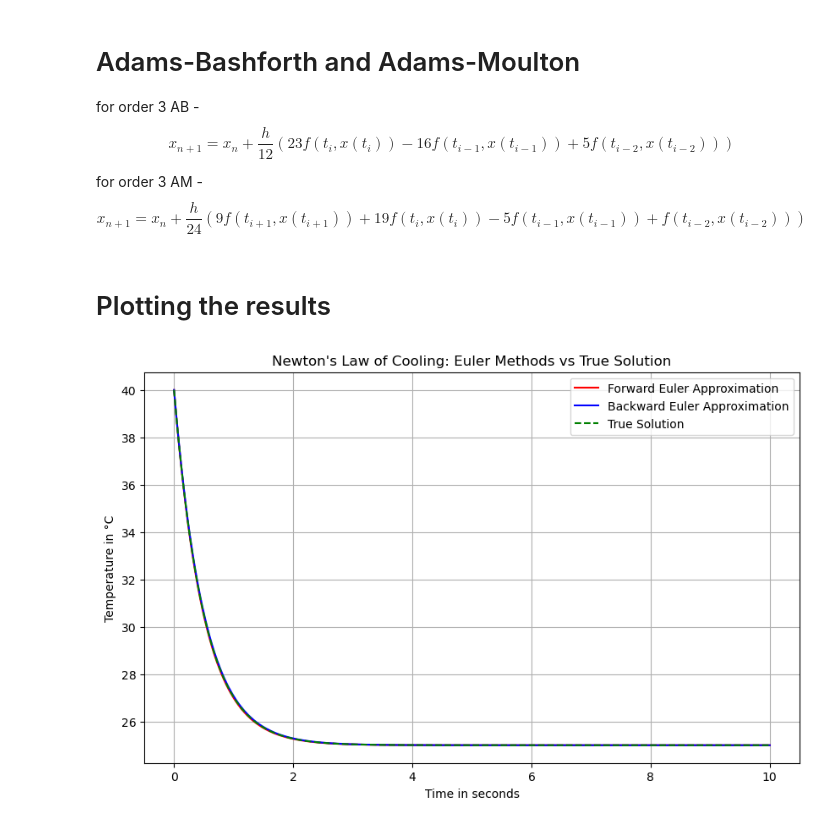
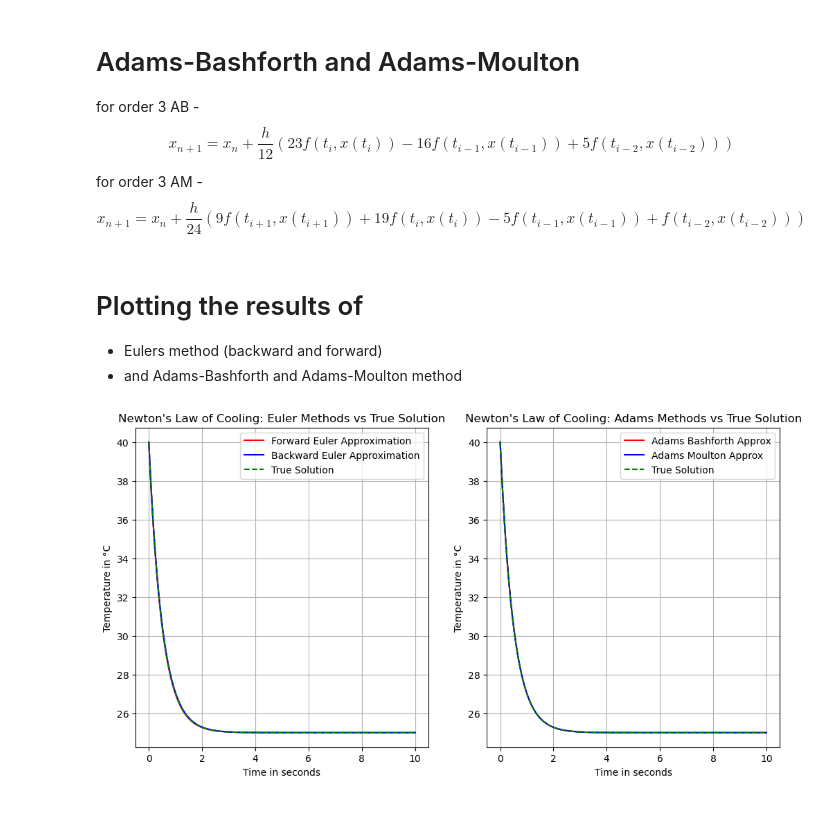
Before and after one commit to reese-karo/104-Series-UCSB, a Jupyter notebook: CP2/CP2_ODE.ipynb, the cells around one changed output. Drawn from its saved outputs; the diff is of its cells as text; code cells hidden in the pictures.

```diff
--- a/CP2/CP2_ODE.ipynb
+++ b/CP2/CP2_ODE.ipynb
@@ -145,31 +160,42 @@ h = 0.01  # Time step
 
 approx_temps_ab = AB3(Newton_cool, T0, M, K, TT, h)
 approx_temps_am = AM4(Newton_cool, T0, M, K, TT, h)
-# %% [markdown]
-# Plotting the results
+# %% [markdown]
+# Plotting the results of
+- Eulers method (backward and forward)
+- and Adams-Bashforth and Adams-Moulton method
 # %%
+import numpy as np
 import matplotlib.pyplot as plt
 
-t = np.linspace(0, TT, len(approximate_temperatures_backward))
+t = np.linspace(0, TT, len(approx_temps_forward))
 
 # Generate true solution data
 true_solution = true_sol(T0, M, K, t)
 
 # Plotting
-fig, ax = plt.subplot(1,2,figsize=(10, 6))
+fig, ax = plt.subplots(1, 2, figsize=(12, 6))
 
-ax[0](t, approximate_temperatures_forward, color="red", label='Forward Euler Approximation')
-ax[0](t, approximate_temperatures_backward, color='blue', label='Backward Euler Approximation')
-ax[0](t, true_solution, color='green', linestyle='dashed', label='True Solution')
-ax[0].xlabel('Time in seconds')
-ax[0].ylabel('Temperature in °C')
-ax[0].title('Newton\'s Law of Cooling: Euler Methods vs True Solution')
+# First subplot
+ax[0].plot(t, approx_temps_forward, color="red", label='Forward Euler Approximation')
+ax[0].plot(t, approx_temps_backward, color='blue', label='Backward Euler Approximation')
+ax[0].plot(t, true_solution, color='green', linestyle='dashed', label='True Solution')
+ax[0].set_xlabel('Time in seconds')
+ax[0].set_ylabel('Temperature in °C')
+ax[0].set_title('Newton\'s Law of Cooling: Euler Methods vs True Solution')
 ax[0].legend()
 ax[0].grid(True)
-ax[0]
 
-ax[1]
-ax[1]
-to finish
+# Second subplot
+ax[1].plot(t, approx_temps_ab, color = "red", label = "Adams Bashforth Approx")
+ax[1].plot(t, approx_temps_am, color = "blue", label = "Adams Moulton Approx")
+ax[1].plot(t, true_solution, color = "green", linestyle = 'dashed', label = 'True Solution')
+ax[1].set_xlabel('Time in seconds')
+ax[1].set_ylabel('Temperature in °C')
+ax[1].set_title('Newton\'s Law of Cooling: Adams Methods vs True Solution')
+ax[1].legend()
+ax[1].grid(True)
+
+plt.show()
 # %% [output]
-[figure, old version]
+[figure, new version]
```
Also changed, not shown: parts of 1 cell of this notebook, 1 other file.
